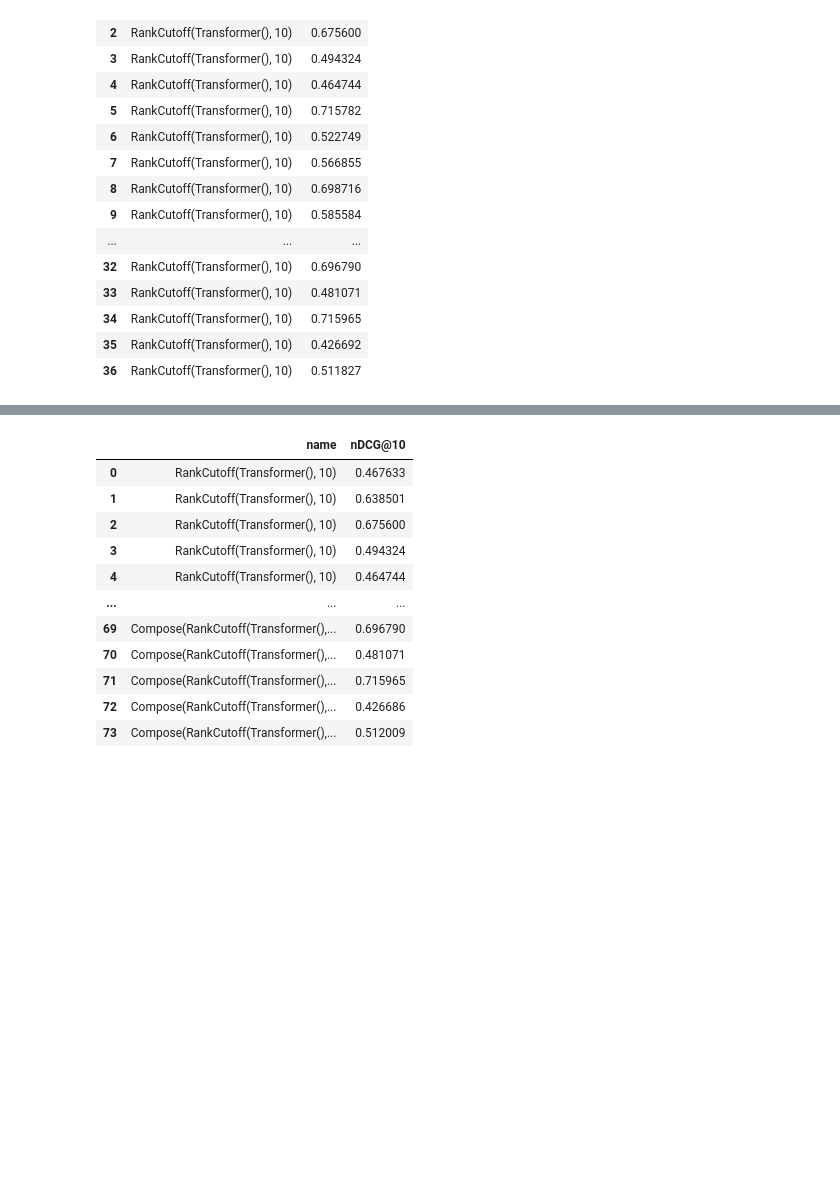
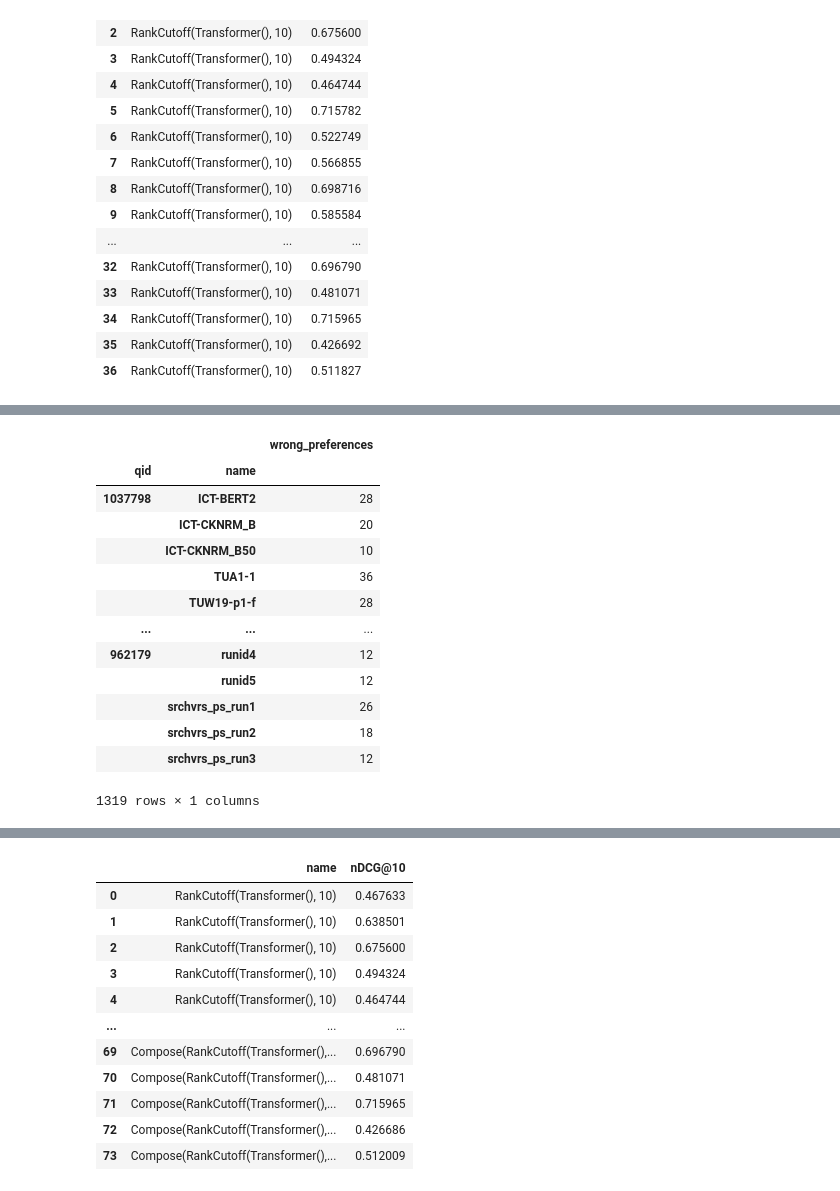
Before and after one commit to webis-de/ir_axioms, a Jupyter notebook: examples/trec.ipynb, the cells around one changed output, grey strips where cells are left out. Cells and saved outputs as stored; diff of their text form; code cells hidden in the pictures; blank space fills up the shorter version.

```diff
--- a/examples/trec.ipynb
+++ b/examples/trec.ipynb
@@ -143,0 +146,18 @@ wrong_preferences_with_axiom_hints
+# %%
+wrong_preferences_per_query_run = wrong_preferences.groupby(["qid", "name"]).aggregate(wrong_preferences=("original_preference", "count"))
+wrong_preferences_per_query_run
+# %% [output]
+|  |  | wrong_preferences |
+| qid | name |  |
+| 1037798 | ICT-BERT2 | 28 |
+|  | ICT-CKNRM_B | 20 |
+|  | ICT-CKNRM_B50 | 10 |
+|  | TUA1-1 | 36 |
+|  | TUW19-p1-f | 28 |
+| ... | ... | ... |
+| 962179 | runid4 | 12 |
+|  | runid5 | 12 |
+|  | srchvrs_ps_run1 | 26 |
+|  | srchvrs_ps_run2 | 18 |
+|  | srchvrs_ps_run3 | 12 |
+1319 rows × 1 columns
```
Also changed, not shown: parts of 7 cells of this notebook.
